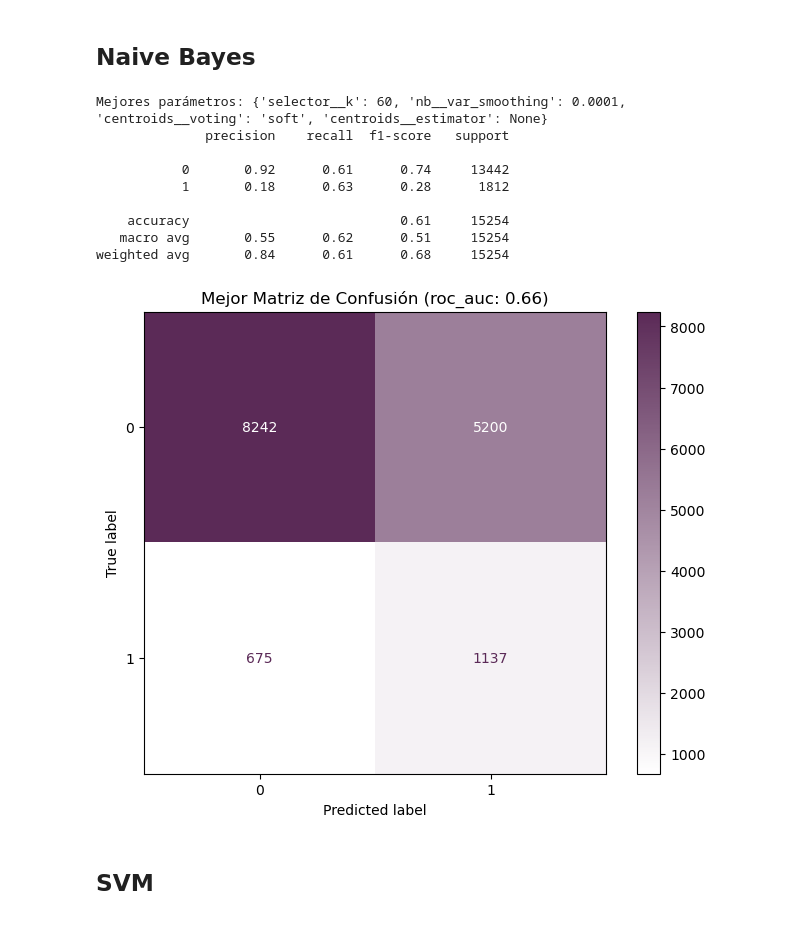
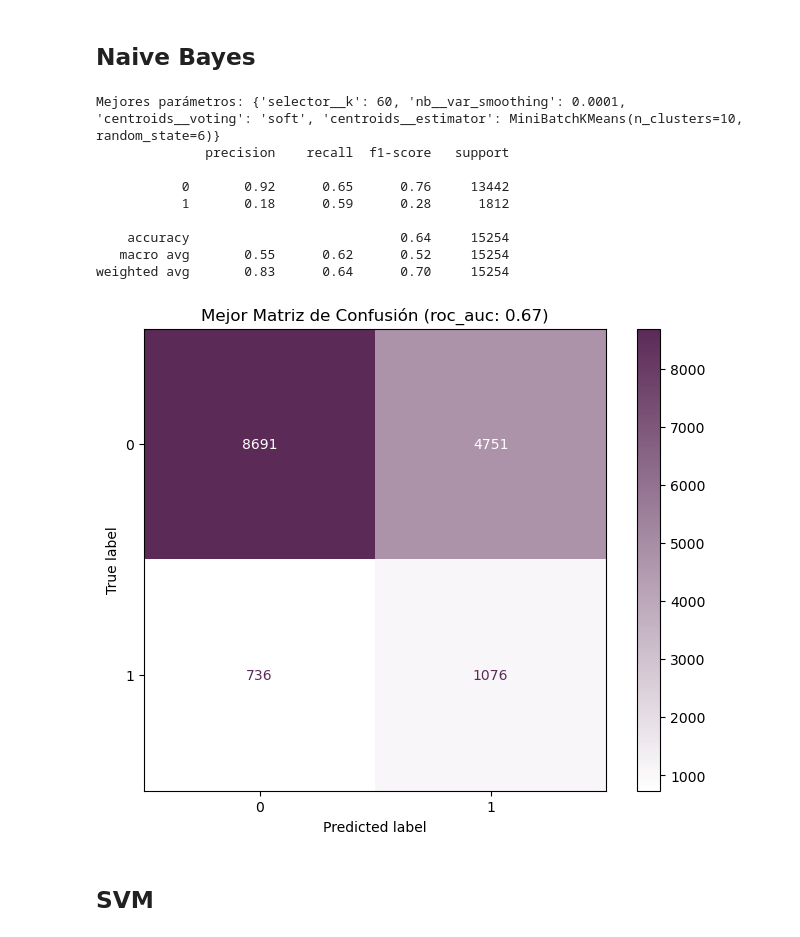
Before and after one commit to danielsoponaru/25-26_R07_NARANJA, a Jupyter notebook: 02-EDA.ipynb, the cells around one changed output. Drawn from its saved outputs; the diff is of its cells as text; code cells hidden in the pictures.

```diff
--- a/02-EDA.ipynb
+++ b/02-EDA.ipynb
@@ -654,7 +720,6 @@ plt.show()
 
 report = classification_report(y_test, y_pred, output_dict=True)
 
-filas = []
 fila_LDA_Near = {
     "modelo": "LDA (NearMiss)",
     "roc-auc": modelo.best_score_,
@@ -995,22 +1060,22 @@ weighted avg       0.77      0.36      0.43     15254
 # ENTRENAMOS EL MEJOR MODELO
 pipeline = Pipeline([
     ('scaler', StandardScaler()),
+    ('selector', SelectKBest(score_func=f_classif)),
     ('centroids', ClusterCentroids(random_state=6)),
-    ('selector', SelectKBest(score_func=f_classif)),
     ('logistic', LogisticRegression(solver='liblinear', class_weight='balanced'))])
 
 parametros = {
     'logistic__C': [0.01, 0.1, 1, 10],
     'logistic__penalty': ['l1', 'l2'],
     'selector__k': [40, 60, 80, 92],
-    'centroids__estimator': [None],
+    'centroids__estimator': [MiniBatchKMeans(n_clusters=10, random_state=6)],
     'centroids__voting': ['soft']}
 
 modelo = RandomizedSearchCV(
     pipeline,
     param_distributions=parametros,
-    n_iter=15,
-    cv=5,
+    n_iter=10,
+    cv=3,
     scoring='roc_auc',
     n_jobs=-1,
     random_state=6)
@@ -1066,14 +1131,14 @@ parametros = {
     'selector__k': [40, 60, 90],
     'lda__solver': ['lsqr', 'eigen'],
     'lda__shrinkage': ['auto', 0.1, 0.5, 0.9],
-    'centroids__estimator': [None],
+    'centroids__estimator': [MiniBatchKMeans(n_clusters=10, random_state=6)],
     'centroids__voting': ['soft']}
 
 modelo = RandomizedSearchCV(
     estimator=pipeline,
     param_distributions=parametros,
-    n_iter=20,
-    cv=5,
+    n_iter=10,
+    cv=3,
     scoring='roc_auc',
     n_jobs=-1,
     random_state=6)
@@ -1128,14 +1193,14 @@ pipeline = Pipeline([
 parametros = {
     'selector__k': [40, 60, 80, 92],
     'nb__var_smoothing': [1e-9, 1e-8, 1e-7, 1e-6, 1e-5, 1e-4],
-    'centroids__estimator': [None],
+    'centroids__estimator': [MiniBatchKMeans(n_clusters=10, random_state=6)],
     'centroids__voting': ['soft']}
 
 modelo = RandomizedSearchCV(
     estimator=pipeline,
     param_distributions=parametros,
-    n_iter=20,
-    cv=5,
+    n_iter=10,
+    cv=3,
     scoring='roc_auc',
     n_jobs=-1,
     random_state=6)
@@ -1143,40 +1208,40 @@ modelo = RandomizedSearchCV(
 modelo.fit(x_train, y_train)
 y_pred = modelo.best_estimator_.predict(x_test)
 
 # RESULTADOS
 cm = confusion_matrix(y_test, y_pred)
 
 fig, ax = plt.subplots(figsize=(8, 6))
 disp = ConfusionMatrixDisplay(confusion_matrix=cm,
                               display_labels=modelo.best_estimator_.classes_)
 
 disp.plot(cmap=lagun_cmap, ax=ax, values_format='d')
 
 plt.title(f'Mejor Matriz de Confusión (roc_auc: {modelo.best_score_:.2f})')
 
 print(f"Mejores parámetros: {modelo.best_params_}")
 print(classification_report(y_test, y_pred))
 plt.show()
 
 report = classification_report(y_test, y_pred, output_dict=True)
 fila_NaiBay_Cluster = {
     "modelo": "Naive Bayes (Cluster.center)",
     "roc-auc": modelo.best_score_,
     "recall 1": report["1"]["recall"],
     "f1-score medio": report["macro avg"]["f1-score"]}
 
 filas.append(fila_NaiBay_Cluster)
 # %% [output]
-Mejores parámetros: {'selector__k': 60, 'nb__var_smoothing': 0.0001, 'centroids__voting': 'soft', 'centroids__estimator': None}
+Mejores parámetros: {'selector__k': 60, 'nb__var_smoothing': 0.0001, 'centroids__voting': 'soft', 'centroids__estimator': MiniBatchKMeans(n_clusters=10, random_state=6)}
               precision    recall  f1-score   support
 
-           0       0.92      0.61      0.74     13442
-           1       0.18      0.63      0.28      1812
+           0       0.92      0.65      0.76     13442
+           1       0.18      0.59      0.28      1812
 
-    accuracy                           0.61     15254
-   macro avg       0.55      0.62      0.51     15254
-weighted avg       0.84      0.61      0.68     15254
+    accuracy                           0.64     15254
+   macro avg       0.55      0.62      0.52     15254
+weighted avg       0.83      0.64      0.70     15254
-[figure, old version]
+[figure, new version]
 # %% [markdown]
 ## SVM
 # %%
```
Also changed, not shown: parts of 16 cells of this notebook, 1 other file.
